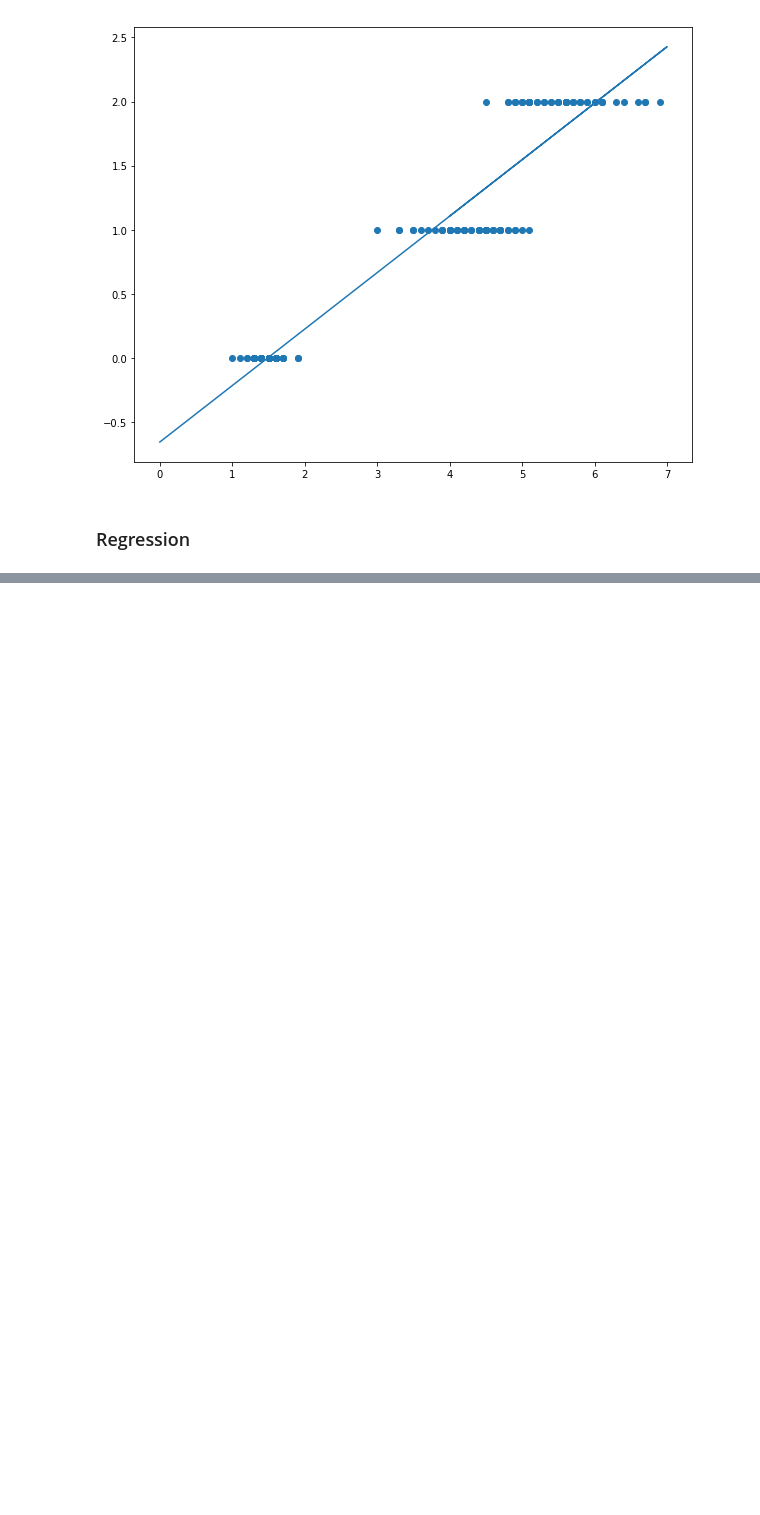
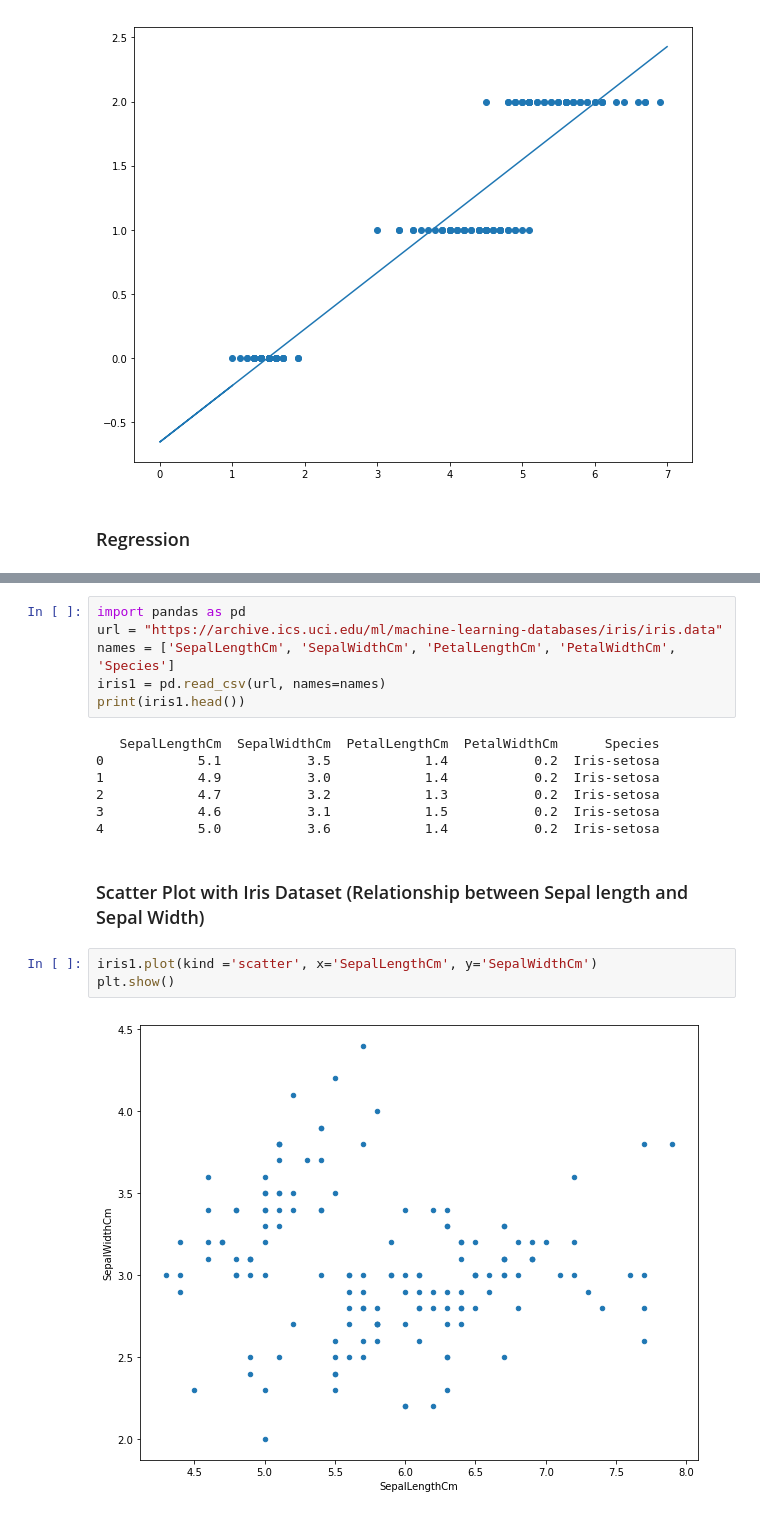
Before and after one commit to skazi019/Iris-dataset-analysis, a Jupyter notebook: iris_analysis.ipynb, the cells around one changed output, grey strips where cells are left out. Drawn from its saved outputs; the diff is of its cells as text; blank space fills up the shorter version.

```diff
--- a/iris_analysis.ipynb
+++ b/iris_analysis.ipynb
@@ -364,0 +398,20 @@ plt.plot(Xfit, yfit)
+# %%
+import pandas as pd
+url = "https://archive.ics.uci.edu/ml/machine-learning-databases/iris/iris.data"
+names = ['SepalLengthCm', 'SepalWidthCm', 'PetalLengthCm', 'PetalWidthCm', 'Species']
+iris1 = pd.read_csv(url, names=names)
+print(iris1.head())
+# %% [output]
+   SepalLengthCm  SepalWidthCm  PetalLengthCm  PetalWidthCm      Species
+0            5.1           3.5            1.4           0.2  Iris-setosa
+1            4.9           3.0            1.4           0.2  Iris-setosa
+2            4.7           3.2            1.3           0.2  Iris-setosa
+3            4.6           3.1            1.5           0.2  Iris-setosa
+4            5.0           3.6            1.4           0.2  Iris-setosa
+# %% [markdown]
+### Scatter Plot with Iris Dataset (Relationship between Sepal length and Sepal Width)
+# %%
+iris1.plot(kind ='scatter', x='SepalLengthCm', y='SepalWidthCm')
+plt.show()
+# %% [output]
+[figure, added]
```
Also changed, not shown: parts of 12 cells of this notebook, 1 other file.
